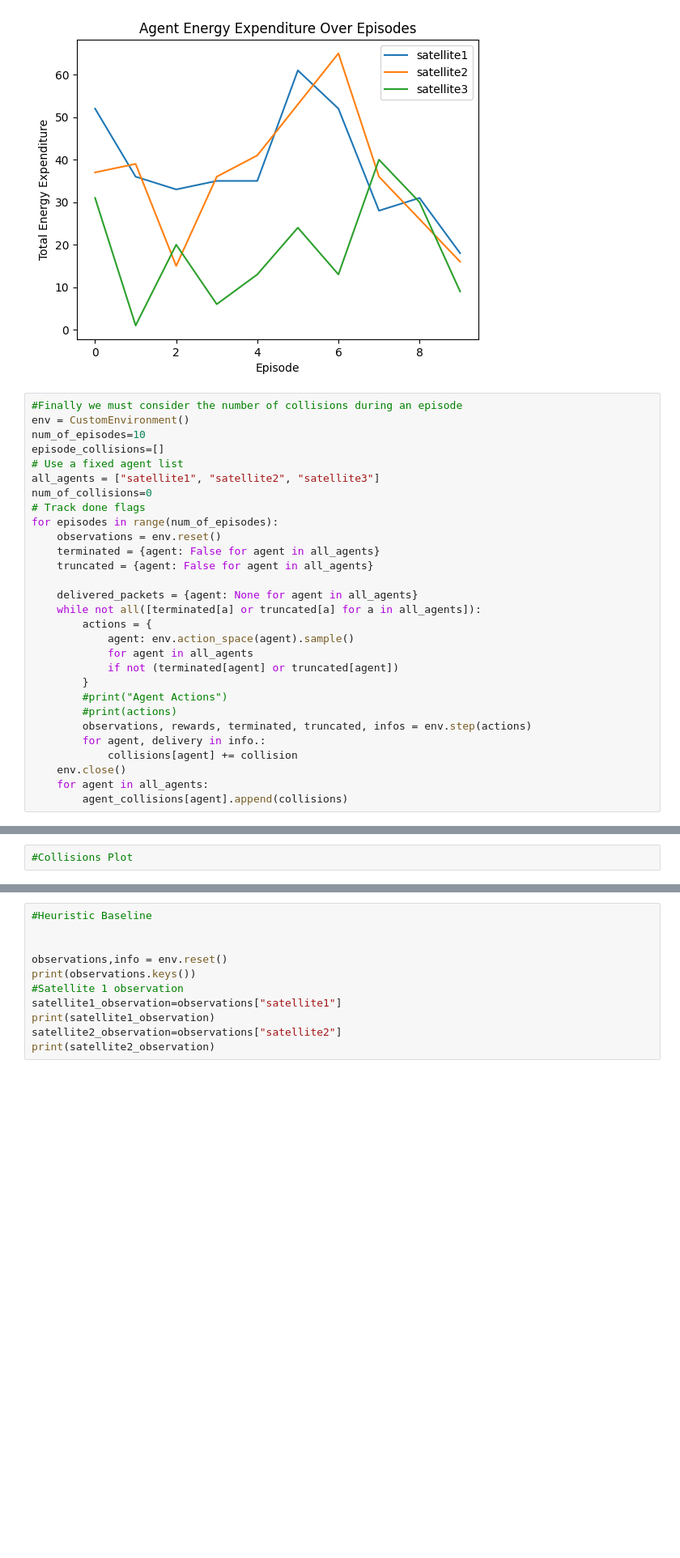
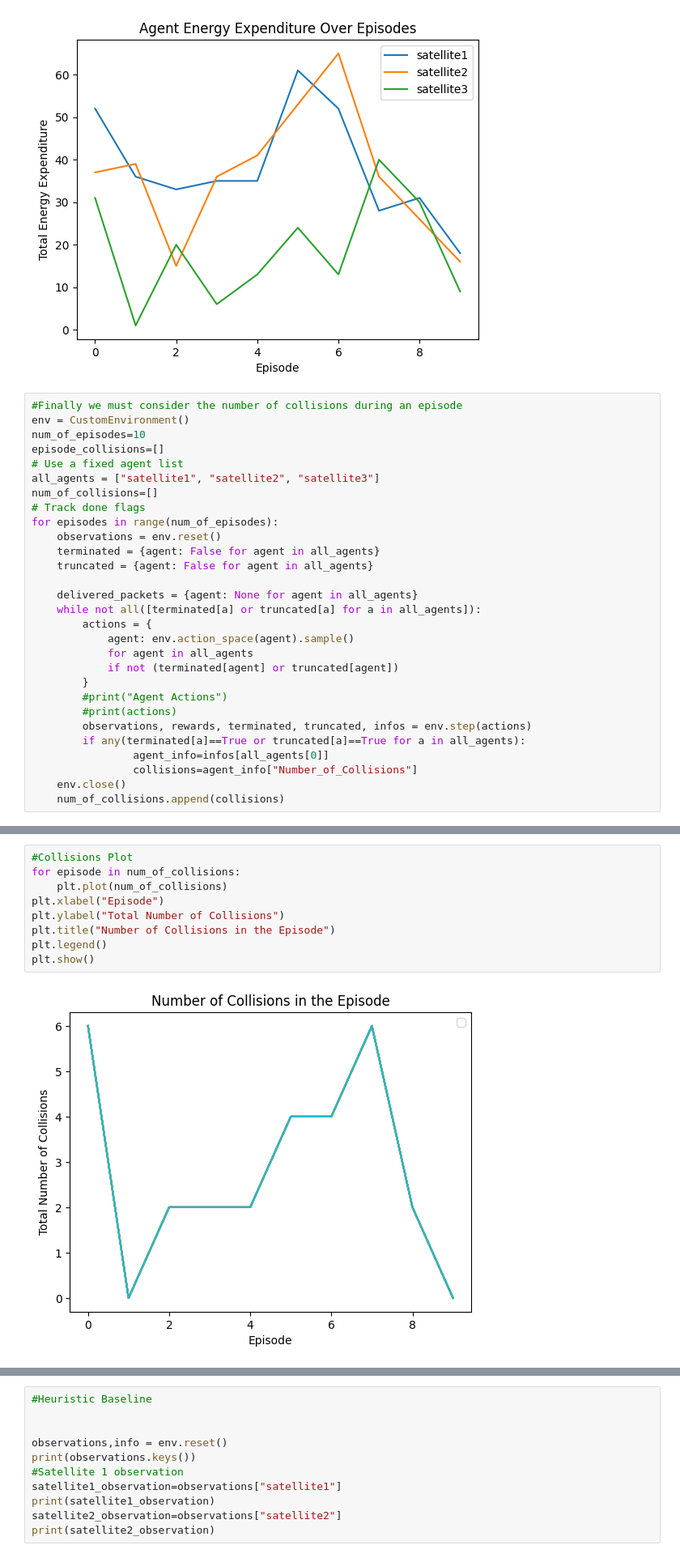
Before and after one commit to brasdorlakes/marl-project, a Jupyter notebook: Multi_Agent_Eval_Script.ipynb, the cells around one changed output, grey strips where cells are left out. Shown at 81% size. Drawn from its saved outputs; the diff is of its cells as text; blank space fills up the shorter version.

Commit message:
"Added Collision Code for metric output"

```diff
--- a/Multi_Agent_Eval_Script.ipynb
+++ b/Multi_Agent_Eval_Script.ipynb
@@ -364,7 +364,7 @@ num_of_episodes=10
 episode_collisions=[]
 # Use a fixed agent list
 all_agents = ["satellite1", "satellite2", "satellite3"]
-num_of_collisions=0
+num_of_collisions=[]
 # Track done flags
 for episodes in range(num_of_episodes):
     observations = env.reset()
@@ -381,8 +381,8 @@ for episodes in range(num_of_episodes):
         #print("Agent Actions")
         #print(actions)
         observations, rewards, terminated, truncated, infos = env.step(actions)
-        for agent, delivery in info.:
-            collisions[agent] += collision
+        if any(terminated[a]==True or truncated[a]==True for a in all_agents):
+                agent_info=infos[all_agents[0]]
+                collisions=agent_info["Number_of_Collisions"]
     env.close()
-    for agent in all_agents:
-        agent_collisions[agent].append(collisions)
+    num_of_collisions.append(collisions)
@@ -389,5 +407,14 @@ for episodes in range(num_of_episodes):
 # %%
 #Collisions Plot
+for episode in num_of_collisions:
+    plt.plot(num_of_collisions)
+plt.xlabel("Episode")
+plt.ylabel("Total Number of Collisions")
+plt.title("Number of Collisions in the Episode")
+plt.legend()
+plt.show()
+# %% [output]
+[figure, added]
 # %%
 #CGR
 #Here we introduce CGR which will always choose Action one regardless of the weather conditions
```
Also changed, not shown: parts of 1 cell of this notebook.
